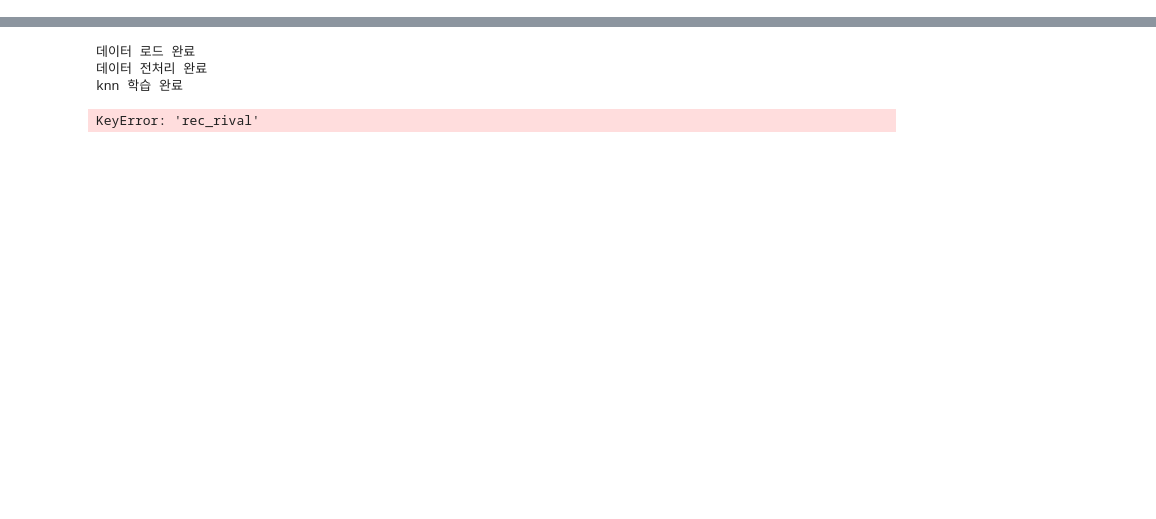
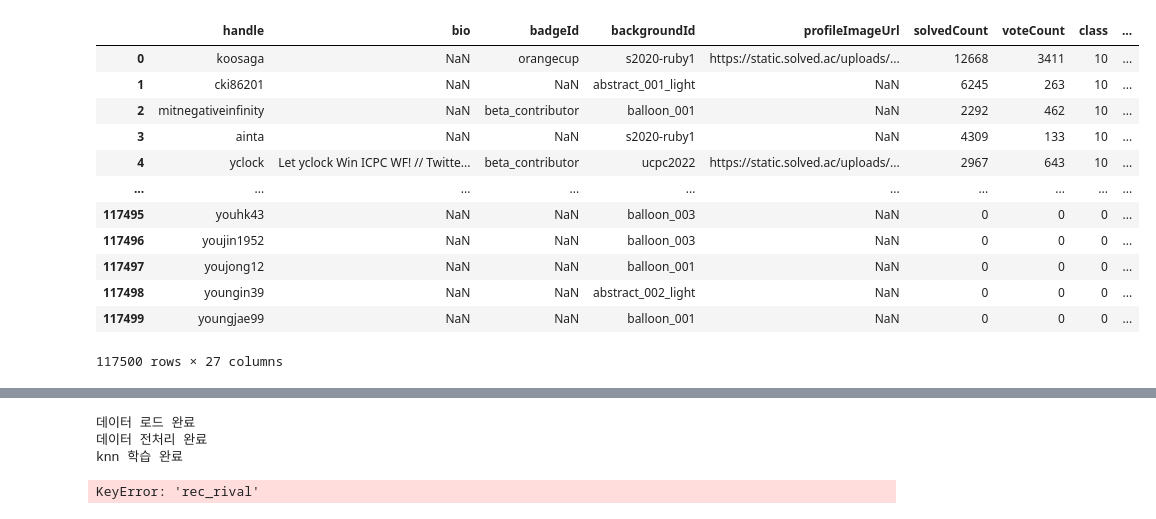
Before and after one commit to kyj098707/AIVLE_BIGPRJ, a Jupyter notebook: ai/armi/knn.ipynb, the cells around one changed output, grey strips where cells are left out. Drawn from its saved outputs; the diff is of its cells as text; code cells hidden in the pictures; blank space fills up the shorter version.

```diff
--- a/ai/armi/knn.ipynb
+++ b/ai/armi/knn.ipynb
@@ -87,3 +124,19 @@ def preprocess_rival(problem, solved_problem, users):
     real_users.reset_index(drop=True, inplace=True)
 
     return real_users
+# %%
+users
+# %% [output]
+|  | handle | bio | badgeId | backgroundId | profileImageUrl | solvedCount | voteCount | class | ... |
+| 0 | koosaga | NaN | orangecup | s2020-ruby1 | https://static.solved.ac/uploads/... | 12668 | 3411 | 10 | ... |
+| 1 | cki86201 | NaN | NaN | abstract_001_light | NaN | 6245 | 263 | 10 | ... |
+| 2 | mitnegativeinfinity | NaN | beta_contributor | balloon_001 | NaN | 2292 | 462 | 10 | ... |
+| 3 | ainta | NaN | NaN | s2020-ruby1 | NaN | 4309 | 133 | 10 | ... |
+| 4 | yclock | Let yclock Win ICPC WF! // Twitte... | beta_contributor | ucpc2022 | https://static.solved.ac/uploads/... | 2967 | 643 | 10 | ... |
+| ... | ... | ... | ... | ... | ... | ... | ... | ... | ... |
+| 117495 | youhk43 | NaN | NaN | balloon_003 | NaN | 0 | 0 | 0 | ... |
+| 117496 | youjin1952 | NaN | NaN | balloon_003 | NaN | 0 | 0 | 0 | ... |
+| 117497 | youjong12 | NaN | NaN | balloon_001 | NaN | 0 | 0 | 0 | ... |
+| 117498 | youngin39 | NaN | NaN | abstract_002_light | NaN | 0 | 0 | 0 | ... |
+| 117499 | youngjae99 | NaN | NaN | balloon_001 | NaN | 0 | 0 | 0 | ... |
+117500 rows × 27 columns
```
Also changed, not shown: parts of 22 cells of this notebook, 14 other files.
